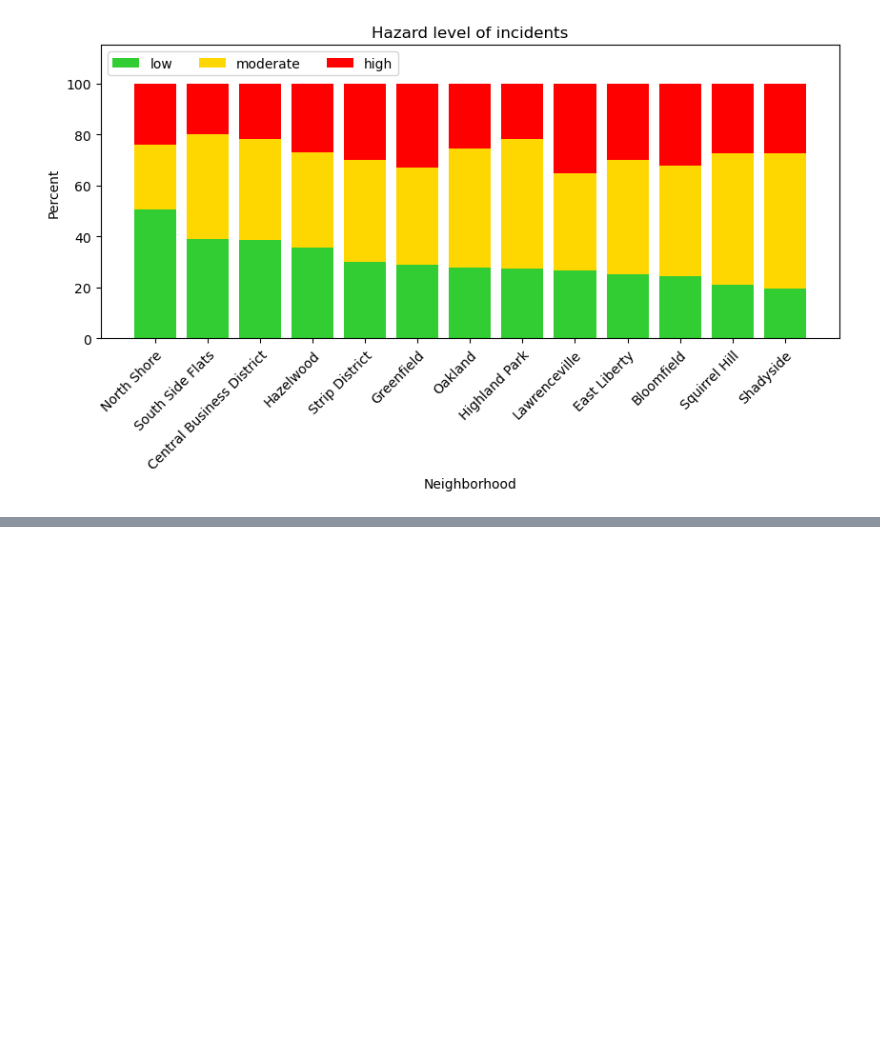
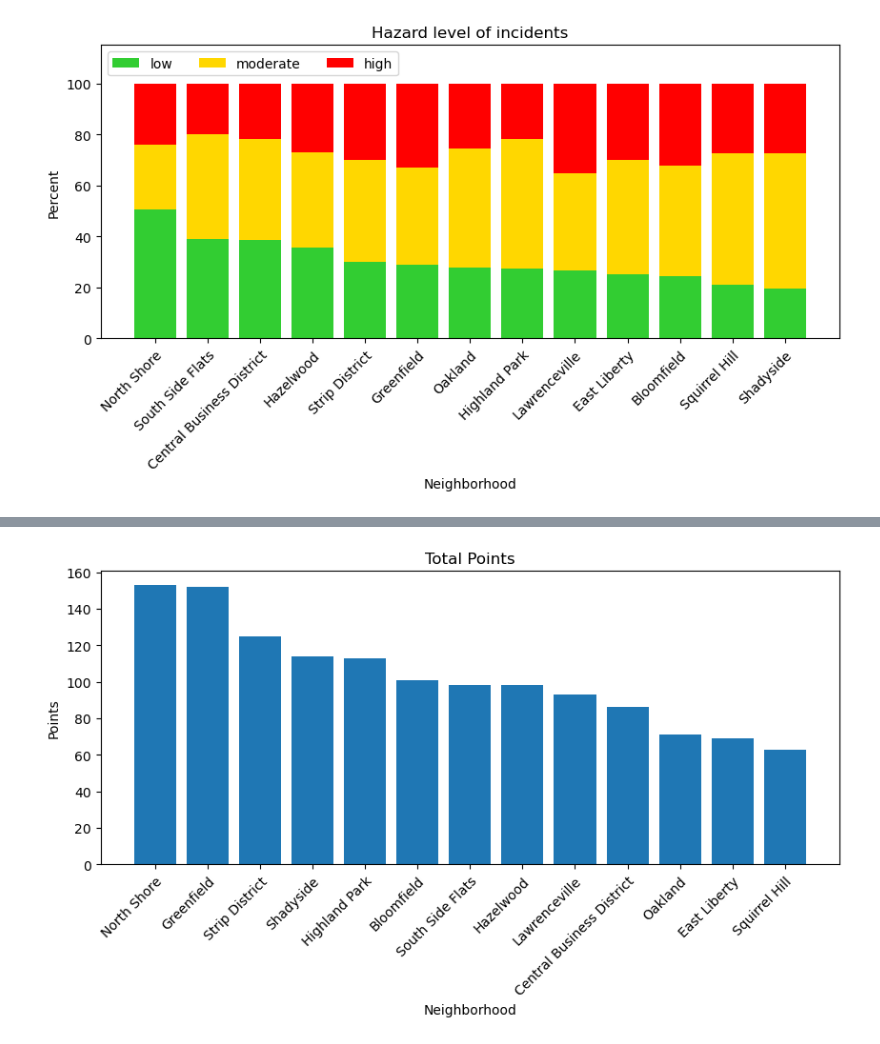
Before and after one commit to AbeEldo/CS0010FinalProject, a Jupyter notebook: AbeDS1.ipynb, the cells around one changed output, grey strips where cells are left out. Cells and saved outputs as stored; diff of their text form; code cells hidden in the pictures; blank space fills up the shorter version.

```diff
--- a/AbeDS1.ipynb
+++ b/AbeDS1.ipynb
@@ -192,0 +200,26 @@ plt.show()
+# %%
+%store -r combined_points
+firepts = pts[['neighborhood','total']]
+firepts = firepts.rename({'total':'fire_total'},axis=1)
+emspts = combined_points[['District Name','Total Points']]
+emspts = emspts.rename({'Total Points':'ems_total','District Name':'neighborhood'},axis=1)
+%store -r crimepts
+totpts = pd.merge(firepts,emspts,on='neighborhood')
+totpts = pd.merge(totpts,crimepts[['neighborhood','crime_total']],on='neighborhood')
+totpts['total'] = totpts.drop('neighborhood',axis=1).sum(axis=1)
+totpts = totpts.sort_values('total',ascending=False,ignore_index=True)
+totpts
+
+hoods = totpts['neighborhood']
+counts = totpts['total']
+
+fig,ax = plt.subplots(figsize=(10, 4))
+ax.bar(hoods,counts)
+ax.set_xticks(hoods,labels=hoods,rotation=45,rotation_mode='anchor',ha='right')
+ax.set_xlabel('Neighborhood')
+ax.set_ylabel('Points')
+ax.set_title('Total Points')
+plt.savefig('totpts.png',bbox_inches='tight')
+plt.show()
+# %% [output]
+[figure, added]
```
Also changed, not shown: parts of 6 cells of this notebook.
